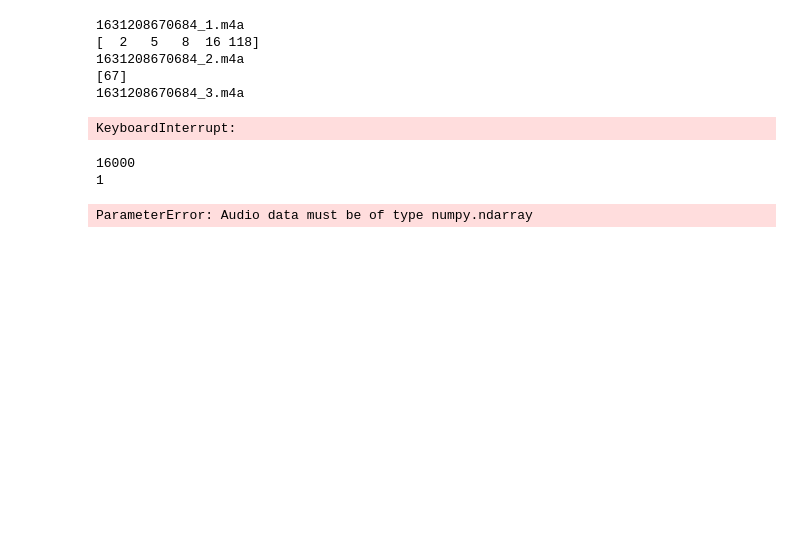
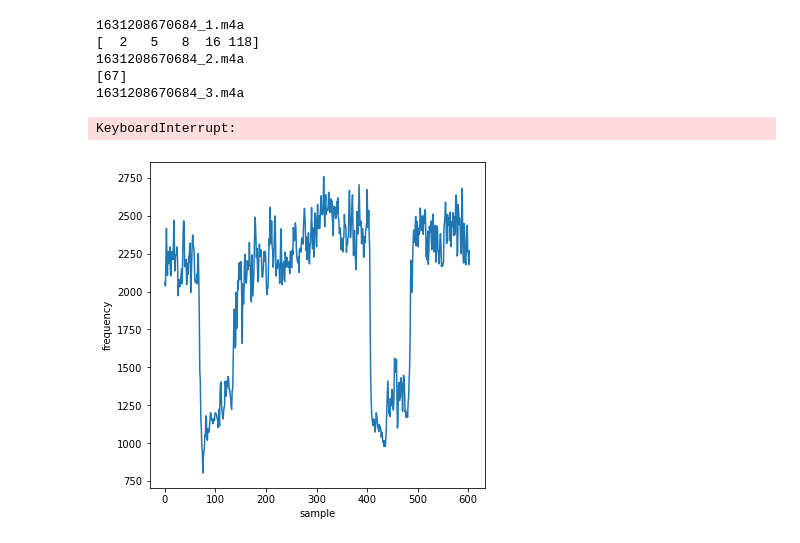
Before and after one commit to wdwlinda/Snoring_Detection_full, a Jupyter notebook: test.ipynb, the cells around one changed output. Cells and saved outputs as stored; diff of their text form; code cells hidden in the pictures; blank space fills up the shorter version.

```diff
--- a/test.ipynb
+++ b/test.ipynb
@@ -566,8 +566,9 @@ def get_audio_waveform(filename):
     if filename.endswith('wav'):
         y, sr = librosa.load(filename)
     elif filename.endswith('m4a'):
-        y = AudioSegment.from_file(filename, format='m4a')
-        sr = y.frame_rate
+        y = AudioSegment.from_file(filename, format='m4a').get_array_of_samples()
+        y = np.float32(np.array(y))
+        sr = 44100
     return y, sr
 
 
@@ -575,7 +576,6 @@ def get_frquency(signal, sr, n_fft):
     # short time fourier transform
     # (n_fft and hop length determine frequency/time resolution)
     S = librosa.stft(signal, n_fft=n_fft, hop_length=n_fft//2)
-    # print(S.shape)
     # convert to db
     # (for your CNN you might want to skip this and rather ensure zero mean and unit variance)
     cent = librosa.feature.spectral_centroid(y=signal, sr=sr)
@@ -589,75 +589,52 @@ def get_audio_clip(signal, time_interval, sample_rate):
     return signal[signal_interval[0]:signal_interval[1]]
 
 
-def convert_and_plot_frequency(signal, sr, time_interval, n_fft, save_path):
+def frequency_analysis():
+    n_fft = 2048
+    filename = rf'C:\Users\test\Desktop\Leon\Datasets\ASUS_snoring\1620055140118_ASUS_I002D\1620055140118_ASUS_I002D_12.m4a'
+    time_interval = [56, 57]
+    time_interval = [62, 63]
+    time_interval = [56, 63]
+    # time_interval = [2, 3]
+    # time_interval = [1, 20]
+
+    # time_interval = [79, 80.5]
+    # time_interval = [159, 160]
+    # Load audio
+    signal, sr = get_audio_waveform(filename)
+
     # Get audio clip
-    clip = get_audio_clip(signal, time_interval, sr)
-
-    # Process
-    # print(clip.shape)
-    # clip = clip[list(range(0, len(clip), 20))]
-    # print(clip.shape)
-    # clip[np.abs(clip)<50] = 0
+    signal = get_audio_clip(signal, time_interval, sr)
 
     # Convert to frquency domain
-    f = get_frquency(clip, sr, n_fft)
+    f = get_frquency(signal, sr, n_fft)
     # print(f)
 
     # # average over file
     # D_AVG = np.mean(f, axis=1)
     # plt.bar(np.arange(D_AVG.shape[0]), D_AVG)
     # x_ticks_positions = [n for n in range(0, n_fft // 2, n_fft // 16)]
     # x_ticks_labels = [str(int(sr / 2048 * n)) + 'Hz' for n in x_ticks_positions]
     # print(x_ticks_positions)
     # print(x_ticks_labels)
     # plt.xticks(x_ticks_positions, x_ticks_labels)
     # plt.xlabel('Frequency')
     # plt.ylabel('dB')
     # plt.show()
 
     # # plot
-    # plt.figure(figsize=(6,6))
-    print(signal.shape, clip.shape)
-    fig, ax = plt.subplots(2,1)
-    ax[0].plot(f)
-    ax[0].set_xlabel('sample')
-    ax[0].set_ylabel('frequency')
-    ax[1].plot(clip)
-    # fig.show()
-    plt.savefig(save_path)
-
-
-def frequency_analysis():
-    n_fft = 2048
-    time_range = 1
-    filename = rf'C:\Users\test\Desktop\Leon\Datasets\ASUS_snoring\1620055140118_ASUS_I002D\1620055140118_ASUS_I002D_12.m4a'
-    filename = rf'C:\Users\test\Downloads\1007\env_sounds\alarm\1630345236867_100.m4a'
-    save_path = rf'C:\Users\test\Downloads\1007\env_sounds\alarm'
-    # time_interval = [56, 57]
-    # time_interval = [62, 63]
-    # time_interval = [56, 63]
-
-    # Load audio
-    signal, sr = get_audio_waveform(filename)
-    print(sr)
-    sr = 44100
-
-    for i in range(0, 180, time_range):
-        print(i+1)
-        name = os.path.basename(filename).split('.')[0]
-        convert_and_plot_frequency(signal, sr, [i, i+time_range], n_fft, os.path.join(save_path, f'{name}_{i+1:03d}.png'))
-
-    name = os.path.basename(filename).split('.')[0]
-    convert_and_plot_frequency(filename, [0, 180], n_fft, os.path.join(save_path, f'{name}_full.png'))
+    plt.figure(figsize=(6,6))
+    plt.plot(f)
+    plt.xlabel('sample')
+    plt.ylabel('frequency')
+    plt.show()
 
 
 def main():
     frequency_analysis()
 
 
 if __name__ == '__main__':
     main()
 # %% [output]
-16000
-1
-ParameterError: Audio data must be of type numpy.ndarray
+[figure, added]
```
Also changed, not shown: parts of 1 cell of this notebook.
